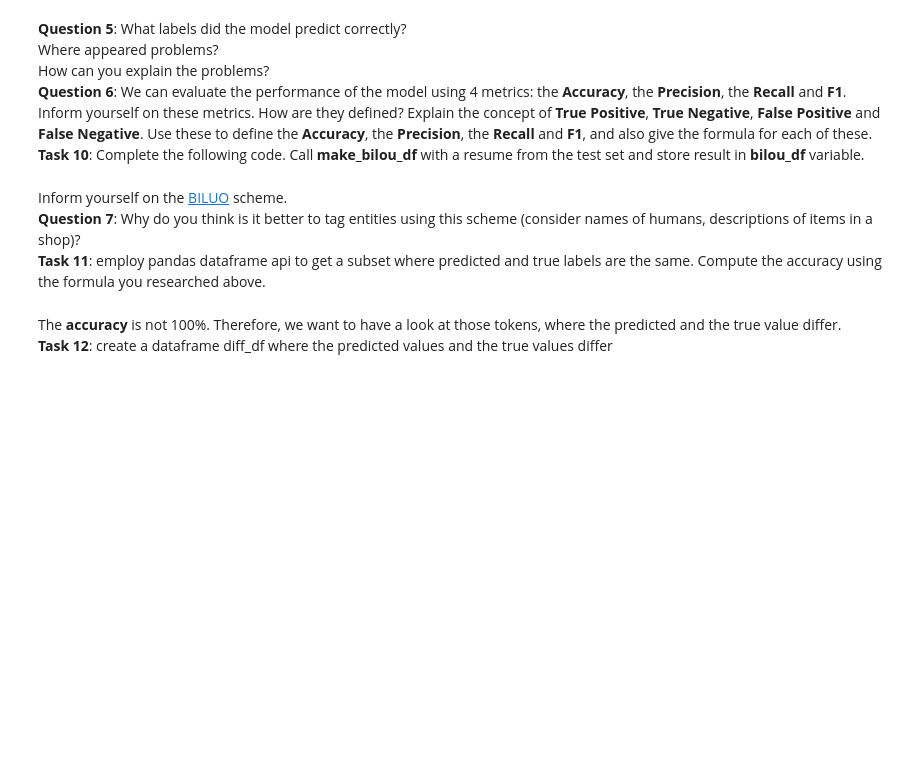
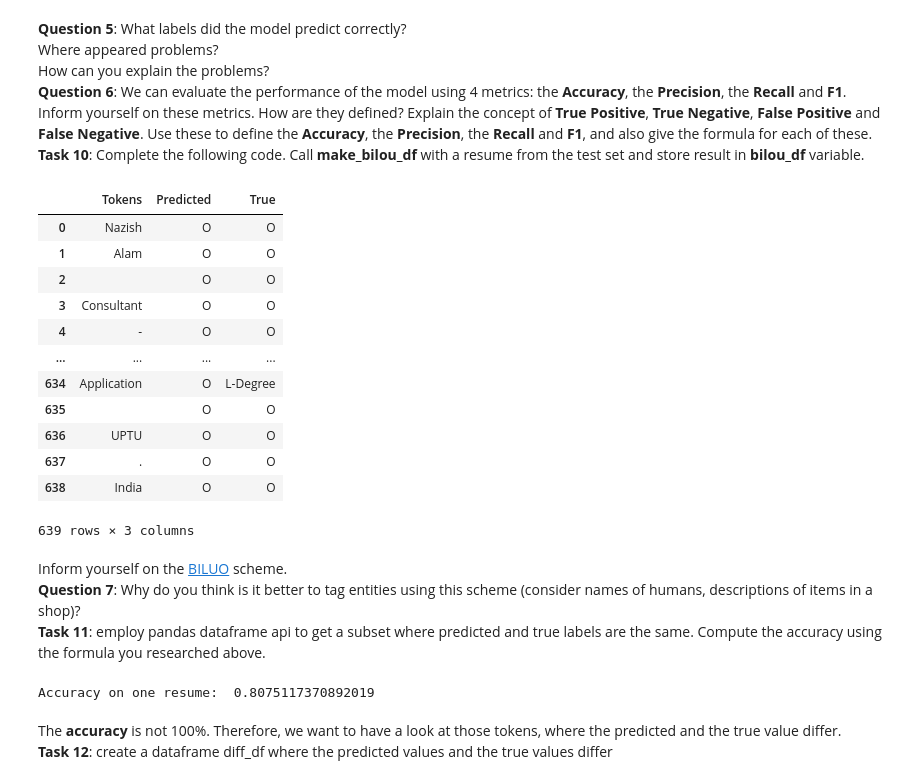
Before and after one commit to DOMEscho/saki-named-entity-recognition, a Jupyter notebook: ner_2_2021.ipynb, the cells around one changed output. Cells and saved outputs as stored; diff of their text form; code cells hidden in the pictures; blank space fills up the shorter version.

```diff
--- a/ner_2_2021.ipynb
+++ b/ner_2_2021.ipynb
@@ -283,16 +283,15 @@ __Task 7__: Complete the following code. Shuffle __new_index__. Create the data
 import numpy as np
 nlp.begin_training()
 
-nr_of_batches = 39#9
-
+NR_OF_BATCHES = 39 # 9
+NR_OF_EPOCHS = 5 # 20
 new_index = np.arange( len( x_train ) )
 
 x_data = np.array( x_train )
-
 y_data = np.array( y_train )
 
 rng = np.random.default_rng()
-for i in range( 20 ):
+for i in range( NR_OF_EPOCHS ):
   # TODO shuffle new_index
   rng.shuffle(new_index)
 
@@ -301,8 +300,8 @@ for i in range( 20 ):
 
   # TODO
   # divide the data in x_shuffled and y_shuffled into minibatches of identical size
-  x_minibatches = np.array_split(x_shuffled, nr_of_batches, axis=0)
-  y_minibatches = np.array_split(y_shuffled, nr_of_batches, axis=0)
+  x_minibatches = np.array_split(x_shuffled, NR_OF_BATCHES, axis=0)
+  y_minibatches = np.array_split(y_shuffled, NR_OF_BATCHES, axis=0)
 
   # iterate over these minibatches
   for x_batch, y_batch in zip(x_minibatches, y_minibatches):
@@ -382,41 +386,57 @@ __Task 10__: Complete the following code. Call __make_bilou_df__ with a resume f
 # %%
 from spacy.gold import biluo_tags_from_offsets
 import pandas as pd
 from IPython.display import display, HTML
 
 ## returns a pandas dataframe with tokens, prediction, and true (Gold Standard) annotations of tokens
 def make_bilou_df(nlp,resume):
     """
     param nlp - a trained spacy model
     param resume - a resume from our train or test set
     """
     doc = nlp(resume[0])
     bilou_ents_predicted = biluo_tags_from_offsets(doc, [(ent.start_char,ent.end_char,ent.label_)for ent in doc.ents])
     bilou_ents_true = biluo_tags_from_offsets(doc, [(ent[0], ent[1], ent[2]) for ent in resume[1]["entities"]])
 
 
     doc_tokens = [tok.text for tok in doc]
     bilou_df = pd.DataFrame()
     bilou_df["Tokens"] =doc_tokens
     bilou_df["Tokens"] = bilou_df["Tokens"].str.replace("\\s+","")
     bilou_df["Predicted"] = bilou_ents_predicted
     bilou_df["True"] = bilou_ents_true
     return bilou_df
 
 ## TODO call method above with a resume from test set and store result in bilou_df variable.
-bilou_df = make_bilou_df( nlp, None )
+test_sample = (x_test[42], y_test[42])
+bilou_df = make_bilou_df( nlp, test_sample )
 display(bilou_df)
+# %% [output]
+|  | Tokens | Predicted | True |
+| 0 | Nazish | O | O |
+| 1 | Alam | O | O |
+| 2 |  | O | O |
+| 3 | Consultant | O | O |
+| 4 | - | O | O |
+| ... | ... | ... | ... |
+| 634 | Application | O | L-Degree |
+| 635 |  | O | O |
+| 636 | UPTU | O | O |
+| 637 | . | O | O |
+| 638 | India | O | O |
+639 rows × 3 columns
 # %% [markdown]
 Inform yourself on the [BILUO](https://spacy.io/usage/linguistic-features#accessing-ner) scheme.<br>
 __Question 7__: Why do you think is it better to tag entities using this scheme (consider names of humans, descriptions of items in a shop)?<br>
 __Task 11__: employ pandas dataframe api to get a subset where predicted and true labels are the same. Compute the accuracy using the formula you researched above.
 # %%
 ## TODO bilou_df is a pandas dataframe. Use pandas dataframe api to get a subset where predicted and true are the same.
-same_df = None
+same_df = bilou_df[bilou_df['Predicted'] == bilou_df['True']]
 ## TODO compute the accuracy
-accuracy = None
-
+accuracy = same_df.shape[0] / bilou_df.shape[0]
 print("Accuracy on one resume: ",accuracy)
+# %% [output]
+Accuracy on one resume:  0.8075117370892019
 # %% [markdown]
 The __accuracy__ is not 100%. Therefore, we want to have a look at those tokens, where the predicted and the true value differ.<br>
 __Task 12__: create a dataframe diff_df where the predicted values and the true values differ
```
Also changed, not shown: parts of 5 cells of this notebook.
